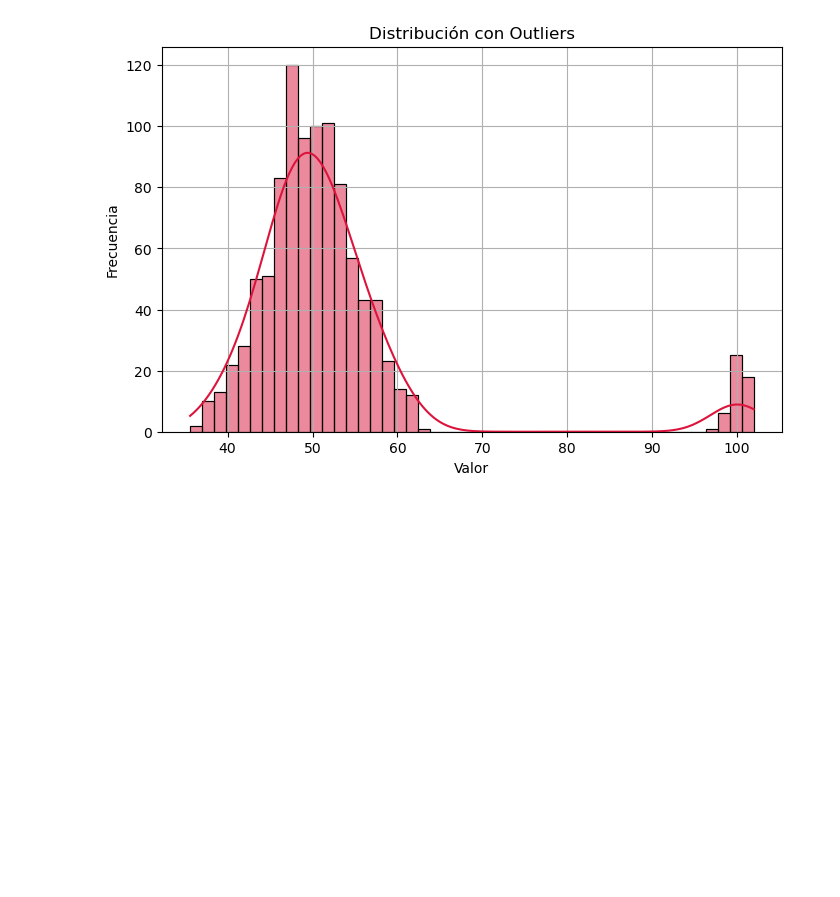
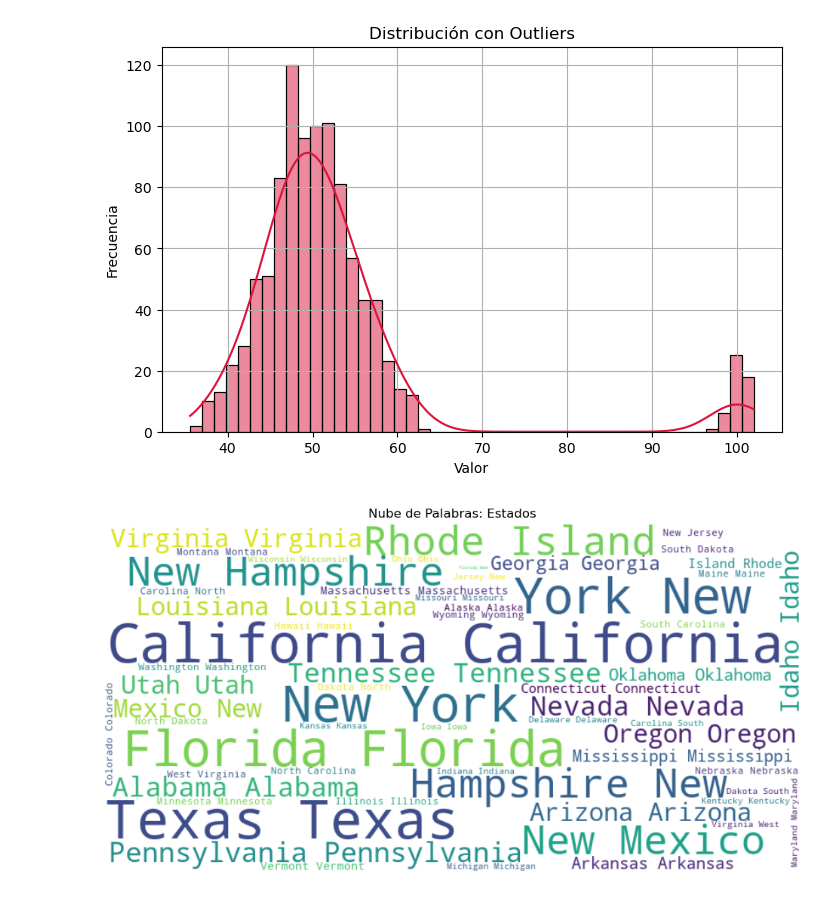
Before and after one commit to Dilmer-Rojas/Ventas_Adidas, a Jupyter notebook: reports/distribucion.ipynb, the cells around one changed output. Saved outputs shown, nothing was run; the diff lists cells and outputs as text; code cells hidden in the pictures; blank space fills up the shorter version.

```diff
--- a/reports/distribucion.ipynb
+++ b/reports/distribucion.ipynb
@@ -82,3 +82,19 @@ plt.show()
 [figure]
 [figure]
 [figure]
+# %%
+import pandas as pd
+df = pd.read_excel("../data/raw/adidas_us_sales_dataset.xlsx")
+# %%
+from wordcloud import WordCloud
+
+state_text = ' '.join(df['State'])
+wordcloud = WordCloud(width=800, height=400, background_color='white').generate(state_text)
+
+plt.figure(figsize=(12,6))
+plt.imshow(wordcloud, interpolation='bilinear')
+plt.axis('off')
+plt.title("Nube de Palabras: Estados")
+plt.show()
+# %% [output]
+[figure, added]
```
Also changed, not shown: 2 other files.
